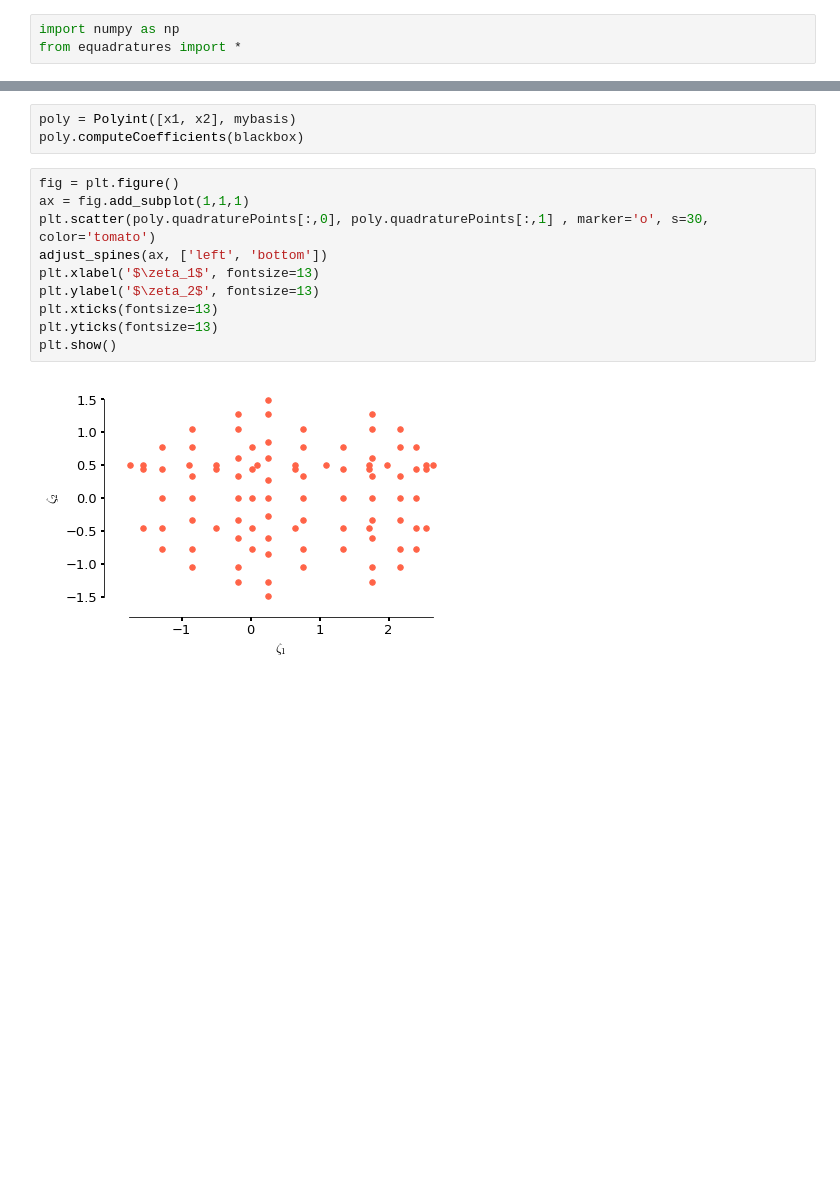
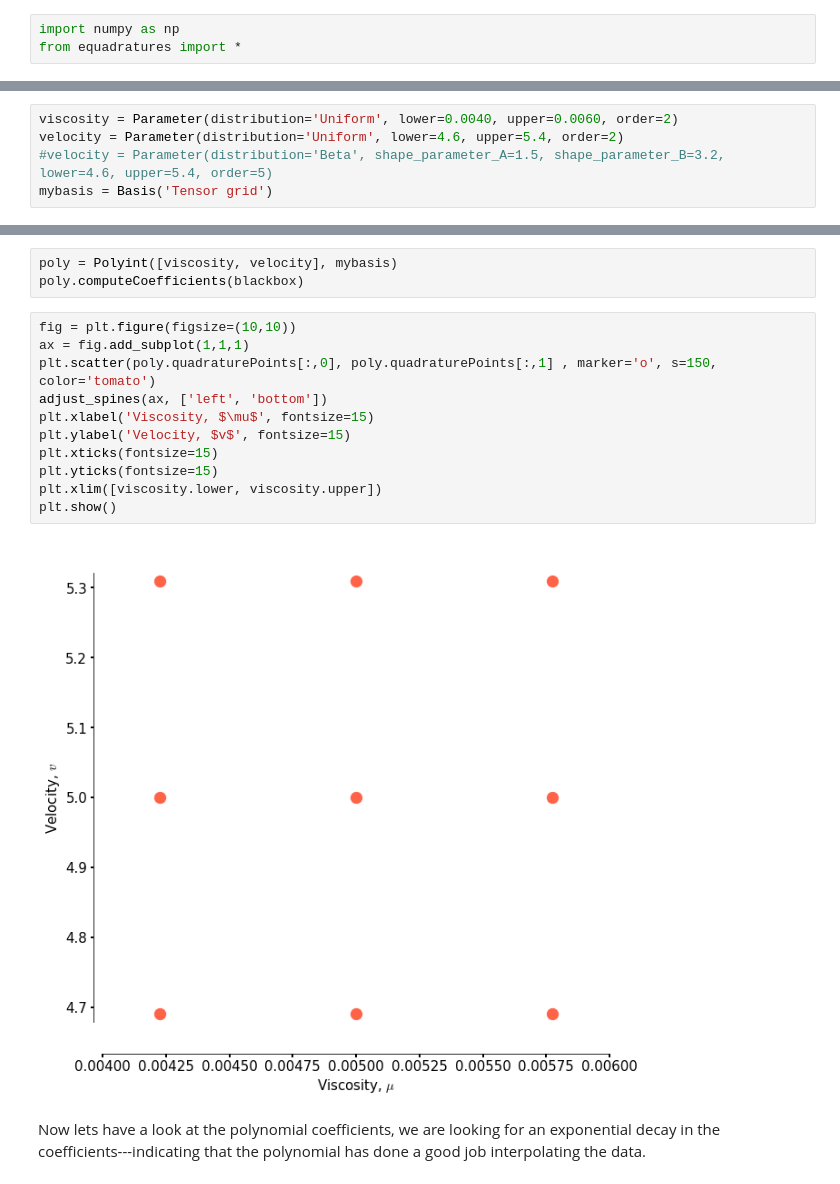
Before and after one commit to equadratures/equadratures, a Jupyter notebook: ipython-notebooks/moments/Moments_sparse_grids.ipynb, the cells around one changed output, grey strips where cells are left out. Cells and saved outputs as stored; diff of their text form; blank space fills up the shorter version.

```diff
--- a/ipython-notebooks/moments/Moments_sparse_grids.ipynb
+++ b/ipython-notebooks/moments/Moments_sparse_grids.ipynb
@@ -16,0 +34,5 @@ mybasis = Basis('Sparse grid', level=4, growth_rule='linear')
+# %%
+viscosity = Parameter(distribution='Uniform', lower=0.0040, upper=0.0060, order=2)
+velocity = Parameter(distribution='Uniform', lower=4.6, upper=5.4, order=2)
+#velocity = Parameter(distribution='Beta', shape_parameter_A=1.5, shape_parameter_B=3.2, lower=4.6, upper=5.4, order=5)
+mybasis = Basis('Tensor grid')
@@ -17,18 +75,21 @@ mybasis = Basis('Sparse grid', level=4, growth_rule='linear')
 # %%
-poly = Polyint([x1, x2], mybasis)
+poly = Polyint([viscosity, velocity], mybasis)
 poly.computeCoefficients(blackbox)
 # %%
-fig = plt.figure()
+fig = plt.figure(figsize=(10,10))
 ax = fig.add_subplot(1,1,1)
-plt.scatter(poly.quadraturePoints[:,0], poly.quadraturePoints[:,1] , marker='o', s=30, color='tomato')
+plt.scatter(poly.quadraturePoints[:,0], poly.quadraturePoints[:,1] , marker='o', s=150, color='tomato')
 adjust_spines(ax, ['left', 'bottom'])
-plt.xlabel('$\zeta_1$', fontsize=13)
-plt.ylabel('$\zeta_2$', fontsize=13)
-plt.xticks(fontsize=13)
-plt.yticks(fontsize=13)
+plt.xlabel('Viscosity, $\mu$', fontsize=15)
+plt.ylabel('Velocity, $v$', fontsize=15)
+plt.xticks(fontsize=15)
+plt.yticks(fontsize=15)
+plt.xlim([viscosity.lower, viscosity.upper])
 plt.show()
 # %% [output]
-[figure, old version]
+[figure, new version]
+# %% [markdown]
+Now lets have a look at the polynomial coefficients, we are looking for an exponential decay in the coefficients---indicating that the polynomial has done a good job interpolating the data.
 # %%
 x, y, z, max_order = twoDgrid(poly.coefficients, poly.multi_index)
 G = np.log10(np.abs(z))
```
Also changed, not shown: parts of 15 cells of this notebook, 7 other files.
